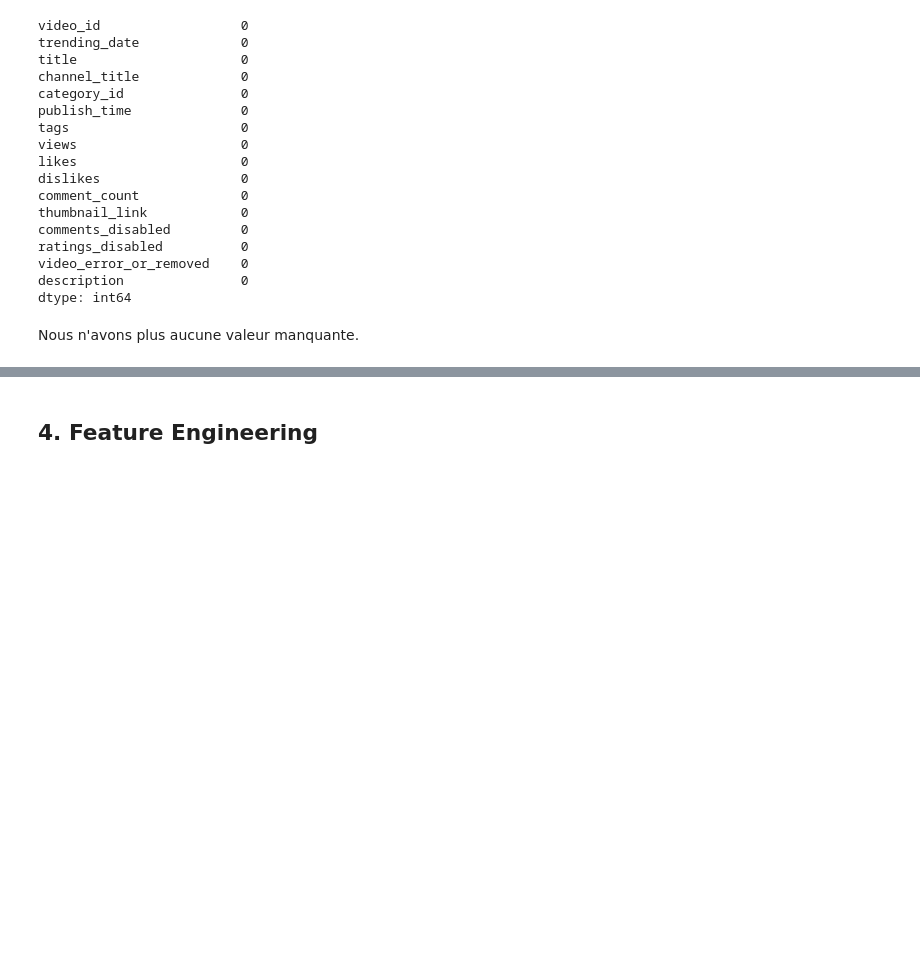
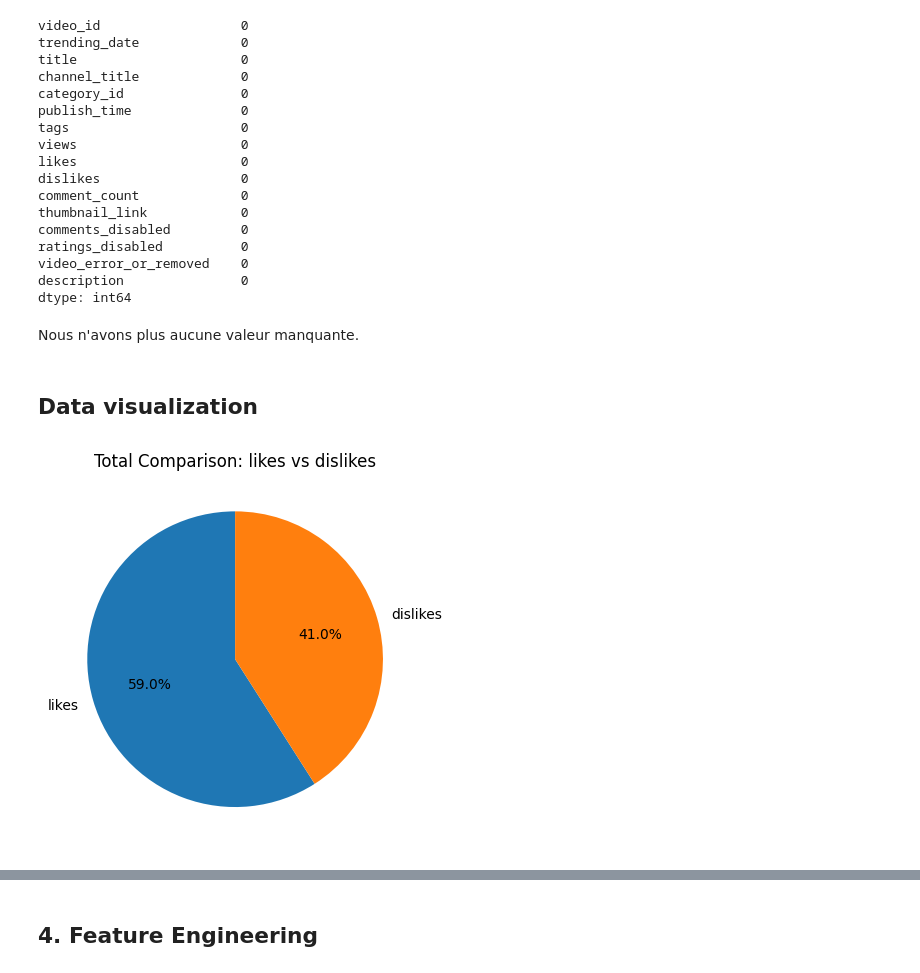
Before and after one commit to 17matb/youtube-trends, a Jupyter notebook: ml_youtube_trends.ipynb, the cells around one changed output, grey strips where cells are left out. Saved outputs shown, nothing was run; the diff lists cells and outputs as text; code cells hidden in the pictures; blank space fills up the shorter version.

```diff
--- a/ml_youtube_trends.ipynb
+++ b/ml_youtube_trends.ipynb
@@ -296,3 +298,14 @@ description               0
 dtype: int64
 # %% [markdown]
 Nous n'avons plus aucune valeur manquante.
+# %% [markdown]
+## Data visualization
+# %%
+# comparison likes vs dislikes
+combined = [df_clean["likes"].sum(), df["dislikes"].sum()]
+
+plt.pie(combined, labels=["likes", "dislikes"], autopct="%1.1f%%", startangle=90)
+plt.title("Total Comparison: likes vs dislikes")
+plt.show()
+# %% [output]
+[figure, added]
```
Also changed, not shown: parts of 8 cells of this notebook.
